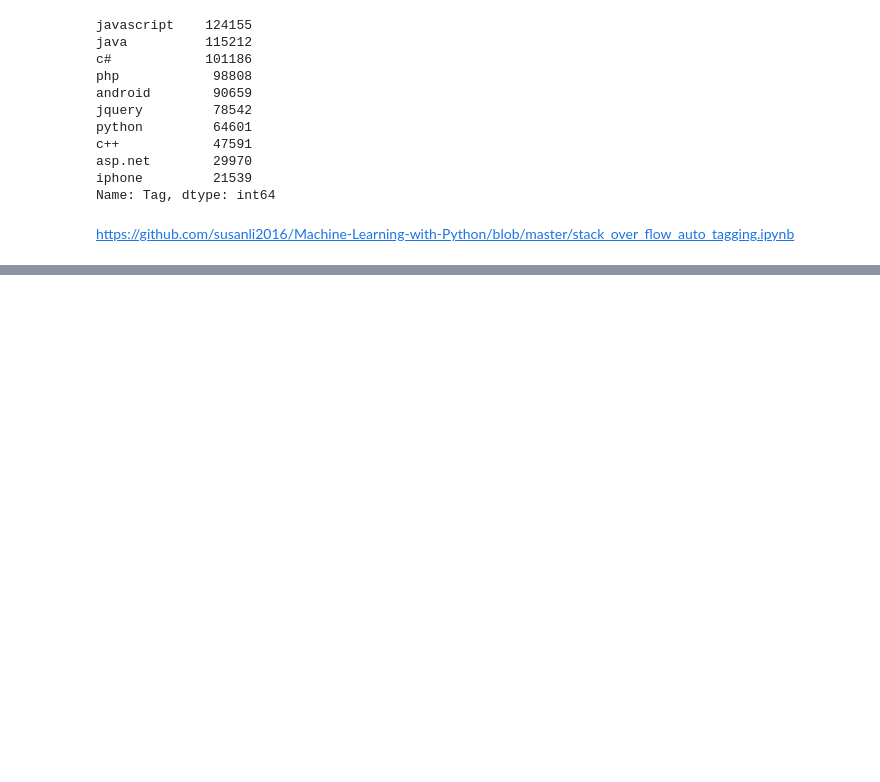
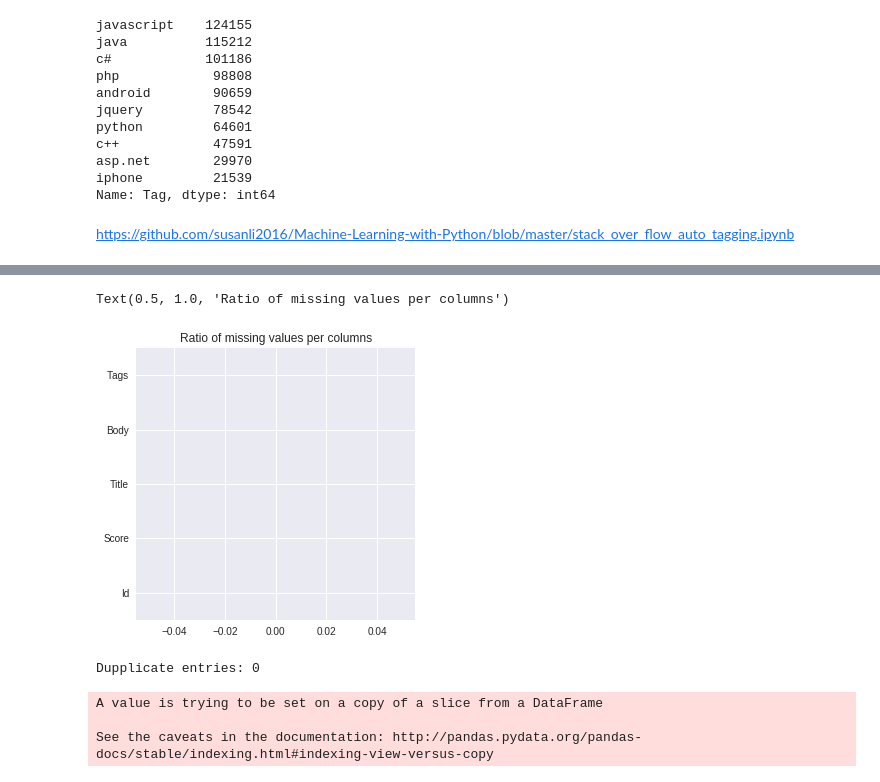
Before and after one commit to sprerak48/Autonomous-tagging-using-Deep-Learning, a Jupyter notebook: AT.ipynb, the cells around one changed output, grey strips where cells are left out. Saved outputs shown, nothing was run; the diff lists cells and outputs as text; code cells hidden in the pictures; blank space fills up the shorter version.

```diff
--- a/AT.ipynb
+++ b/AT.ipynb
@@ -900,0 +893,4 @@ https://github.com/susanli2016/Machine-Learning-with-Python/blob/master/stack_ov
+# %%
+tags['Tag'] = tags['Tag'].astype(str)
+grouped_tags = tags.groupby("Id")['Tag'].apply(lambda tags: ' '.join(tags))
+grouped_tags.head(5)
@@ -900,0 +905,4 @@ https://github.com/susanli2016/Machine-Learning-with-Python/blob/master/stack_ov
+# %%
+grouped_tags.reset_index()
+grouped_tags_final = pd.DataFrame({'Id':grouped_tags.index, 'Tags':grouped_tags.values})
+grouped_tags_final.head(5)
@@ -900,0 +916,4 @@ https://github.com/susanli2016/Machine-Learning-with-Python/blob/master/stack_ov
+# %%
+df.drop(columns=['OwnerUserId', 'CreationDate', 'ClosedDate'], inplace=True)
+df = df.merge(grouped_tags_final, on='Id')
+df.head(5)
@@ -900,0 +927,19 @@ https://github.com/susanli2016/Machine-Learning-with-Python/blob/master/stack_ov
+# %%
+new_df = df[df['Score']>3]
+# %%
+import matplotlib.pyplot as plt
+
+plt.figure(figsize=(5, 5))
+new_df.isnull().mean(axis=0).plot.barh()
+plt.title("Ratio of missing values per columns")
+# %% [output]
+Text(0.5, 1.0, 'Ratio of missing values per columns')
+[figure, added]
+# %%
+print('Dupplicate entries: {}'.format(new_df.duplicated().sum()))
+new_df.drop_duplicates(inplace = True)
+# %% [output]
+Dupplicate entries: 0
+A value is trying to be set on a copy of a slice from a DataFrame
+
+See the caveats in the documentation: http://pandas.pydata.org/pandas-docs/stable/indexing.html#indexing-view-versus-copy
```
Also changed, not shown: parts of 45 cells of this notebook.
